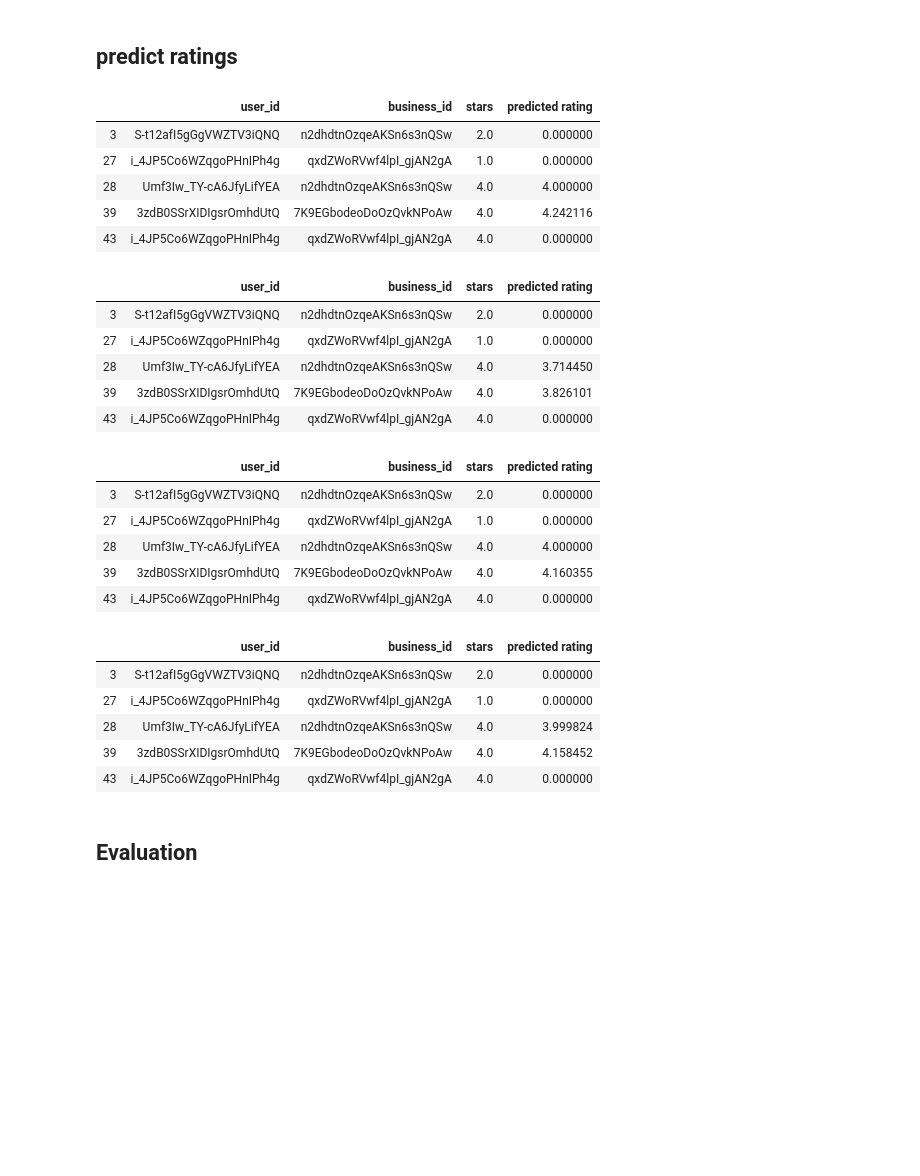
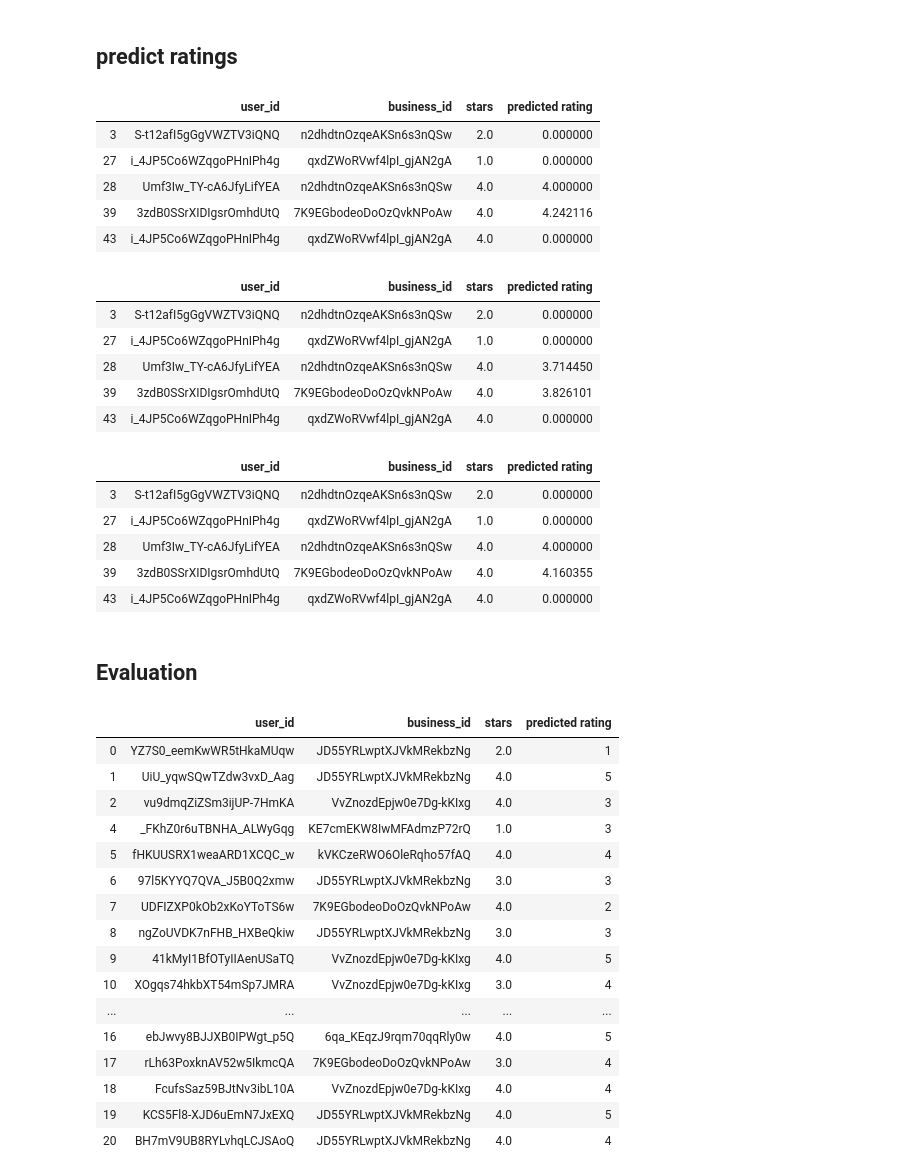
Before and after one commit to UhhBart/ci-yelp, a Jupyter notebook: Item based Filtering V2.ipynb, the cells around one changed output. Cells and saved outputs as stored; diff of their text form; code cells hidden in the pictures; blank space fills up the shorter version.

Commit message:
random baseline

```diff
--- a/Item based Filtering V2.ipynb
+++ b/Item based Filtering V2.ipynb
@@ -153,17 +153,14 @@ def predict_vectors(user_ratings, similarities):
         return 0
     return np.dot(relevant_ratings, similarities_s)/norm
 # %%
-predicted_item_based_cosine = predict_ratings(cosine_similarity_ratings, review_utitity_ratings, reviews_test[['user_id', 'business_id', 'stars']])
+predicted_item_based_cosine = predict_ratings(cosine_similarity_ratings, review_utitity_ratings, reviews_test[['user_id', 'business_id', 'stars']]).head(20)
 display(predicted_item_based_cosine.head(5))
 
-predicted_item_based_euclidean = predict_ratings(euclidean_similarity_ratings, review_utitity_ratings, reviews_test[['user_id', 'business_id', 'stars']])
+predicted_item_based_euclidean = predict_ratings(euclidean_similarity_ratings, review_utitity_ratings, reviews_test[['user_id', 'business_id', 'stars']]).head(20)
 display(predicted_item_based_euclidean.head(5))
 
-predicted_item_based_polynomial = predict_ratings(polynomial_similarity_ratings, review_utitity_ratings, reviews_test[['user_id', 'business_id', 'stars']])
+predicted_item_based_polynomial = predict_ratings(polynomial_similarity_ratings, review_utitity_ratings, reviews_test[['user_id', 'business_id', 'stars']]).head(20)
 display(predicted_item_based_polynomial.head(5))
-
-predicted_item_based_sigmoid = predict_ratings(sigmoid_similarity_ratings, review_utitity_ratings, reviews_test[['user_id', 'business_id', 'stars']])
-display(predicted_item_based_sigmoid.head(5))
 # %% [output]
 |  | user_id | business_id | stars | predicted rating |
 | 3 | S-t12afI5gGgVWZTV3iQNQ | n2dhdtnOzqeAKSn6s3nQSw | 2.0 | 0.000000 |
@@ -183,14 +180,35 @@ display(predicted_item_based_sigmoid.head(5))
 | 28 | Umf3Iw_TY-cA6JfyLifYEA | n2dhdtnOzqeAKSn6s3nQSw | 4.0 | 4.000000 |
 | 39 | 3zdB0SSrXIDIgsrOmhdUtQ | 7K9EGbodeoDoOzQvkNPoAw | 4.0 | 4.160355 |
 | 43 | i_4JP5Co6WZqgoPHnIPh4g | qxdZWoRVwf4lpI_gjAN2gA | 4.0 | 0.000000 |
-|  | user_id | business_id | stars | predicted rating |
-| 3 | S-t12afI5gGgVWZTV3iQNQ | n2dhdtnOzqeAKSn6s3nQSw | 2.0 | 0.000000 |
-| 27 | i_4JP5Co6WZqgoPHnIPh4g | qxdZWoRVwf4lpI_gjAN2gA | 1.0 | 0.000000 |
-| 28 | Umf3Iw_TY-cA6JfyLifYEA | n2dhdtnOzqeAKSn6s3nQSw | 4.0 | 3.999824 |
-| 39 | 3zdB0SSrXIDIgsrOmhdUtQ | 7K9EGbodeoDoOzQvkNPoAw | 4.0 | 4.158452 |
-| 43 | i_4JP5Co6WZqgoPHnIPh4g | qxdZWoRVwf4lpI_gjAN2gA | 4.0 | 0.000000 |
 # %% [markdown]
 ## Evaluation
+# %%
+import random
+
+mse_random = 0
+predicted_random = reviews_training.copy()[['user_id', 'business_id', 'stars']]
+predicted_random["predicted rating"] = 0
+for row in predicted_random.T:
+        predicted_random.at[row, "predicted rating"] = random.randint(1, 5)
+display(predicted_random.head(20))
+# %% [output]
+|  | user_id | business_id | stars | predicted rating |
+| 0 | YZ7S0_eemKwWR5tHkaMUqw | JD55YRLwptXJVkMRekbzNg | 2.0 | 1 |
+| 1 | UiU_yqwSQwTZdw3vxD_Aag | JD55YRLwptXJVkMRekbzNg | 4.0 | 5 |
+| 2 | vu9dmqZiZSm3ijUP-7HmKA | VvZnozdEpjw0e7Dg-kKIxg | 4.0 | 3 |
+| 4 | _FKhZ0r6uTBNHA_ALWyGqg | KE7cmEKW8IwMFAdmzP72rQ | 1.0 | 3 |
+| 5 | fHKUUSRX1weaARD1XCQC_w | kVKCzeRWO6OleRqho57fAQ | 4.0 | 4 |
+| 6 | 97l5KYYQ7QVA_J5B0Q2xmw | JD55YRLwptXJVkMRekbzNg | 3.0 | 3 |
+| 7 | UDFIZXP0kOb2xKoYToTS6w | 7K9EGbodeoDoOzQvkNPoAw | 4.0 | 2 |
+| 8 | ngZoUVDK7nFHB_HXBeQkiw | JD55YRLwptXJVkMRekbzNg | 3.0 | 3 |
+| 9 | 41kMyI1BfOTyIIAenUSaTQ | VvZnozdEpjw0e7Dg-kKIxg | 4.0 | 5 |
+| 10 | XOgqs74hkbXT54mSp7JMRA | VvZnozdEpjw0e7Dg-kKIxg | 3.0 | 4 |
+| ... | ... | ... | ... | ... |
+| 16 | ebJwvy8BJJXB0IPWgt_p5Q | 6qa_KEqzJ9rqm70qqRly0w | 4.0 | 5 |
+| 17 | rLh63PoxknAV52w5IkmcQA | 7K9EGbodeoDoOzQvkNPoAw | 3.0 | 4 |
+| 18 | FcufsSaz59BJtNv3ibL10A | VvZnozdEpjw0e7Dg-kKIxg | 4.0 | 4 |
+| 19 | KCS5Fl8-XJD6uEmN7JxEXQ | JD55YRLwptXJVkMRekbzNg | 4.0 | 5 |
+| 20 | BH7mV9UB8RYLvhqLCJSAoQ | JD55YRLwptXJVkMRekbzNg | 4.0 | 4 |
 # %%
 cosine_median_error = median_absolute_error(predicted_item_based_cosine["stars"], predicted_item_based_cosine["predicted rating"])
 euclidean_median_error = median_absolute_error(predicted_item_based_euclidean["stars"], predicted_item_based_euclidean["predicted rating"])
```
Also changed, not shown: parts of 4 cells of this notebook.
